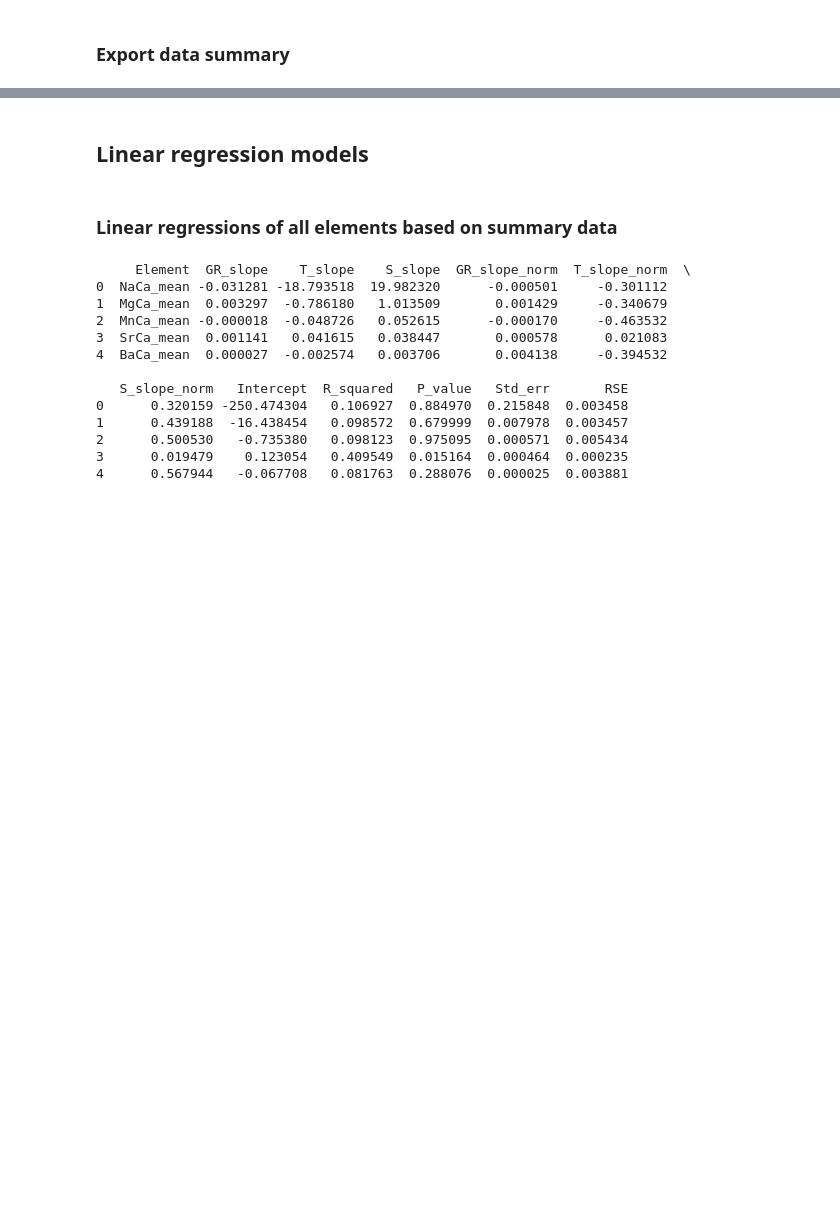
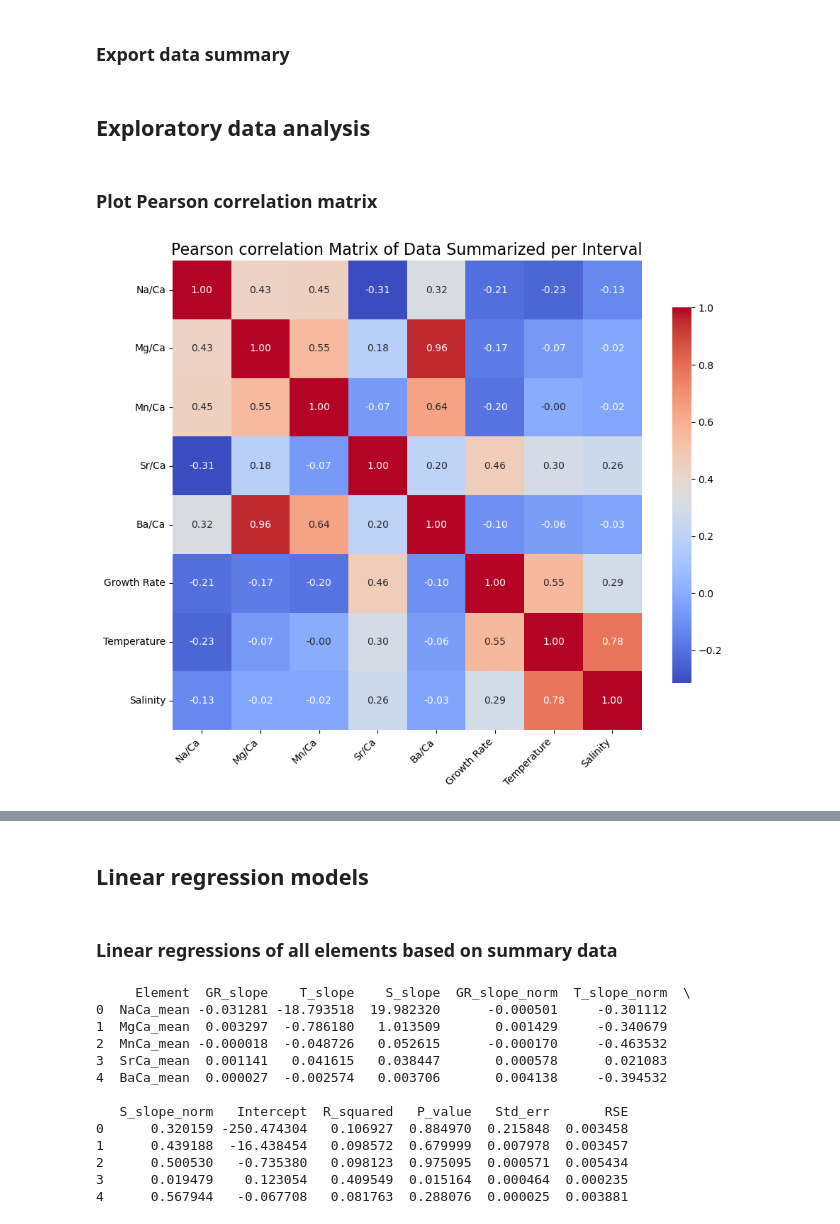
Before and after one commit to nielsjdewinter/Cleanalyze_python, a Jupyter notebook: Regress_plot_TE_env_growth.ipynb, the cells around one changed output, grey strips where cells are left out. Drawn from its saved outputs; the diff is of its cells as text; code cells hidden in the pictures; blank space fills up the shorter version.

Commit message:
Expanded data exploration and regression analysis for TE spike recognition and environmental factors manuscript

```diff
--- a/Regress_plot_TE_env_growth.ipynb
+++ b/Regress_plot_TE_env_growth.ipynb
@@ -182,10 +183,11 @@ data_summary = all_data.groupby(['specimen', 'peak']).agg(
     BaCa_mean=('138Ba/43Ca', 'mean'),
     BaCa_sd=('138Ba/43Ca', 'std'),
     growth_mean=('interval_growth_rate_centered', 'mean'),
+    growth_sd=('interval_growth_rate_centered', 'std'),
     T_mean=('T', 'mean'),
     T_sd=('T', 'std'),
     S_mean=('S', 'mean'),
-    S_std=('S', 'std'),
+    S_sd=('S', 'std'),
     N=('23Na/43Ca', 'count')
 ).reset_index()
 
@@ -202,3 +204,53 @@ data_summary.head()
 ### Export data summary
 # %%
 data_summary.to_csv("All_data_summary.csv", index=False)
+# %% [markdown]
+## Exploratory data analysis
+# %% [markdown]
+### Plot Pearson correlation matrix
+# %%
+# Plot correlation matrix for data_summary
+# Mapping actual column names → display names
+predictor_display_names = {
+    'T_mean': 'Temperature',
+    'S_mean': 'Salinity',
+    'growth_mean': 'Growth Rate'
+}
+
+response_display_names = {
+    'NaCa_mean': 'Na/Ca',
+    'MgCa_mean': 'Mg/Ca',
+    'MnCa_mean': 'Mn/Ca',
+    'SrCa_mean': 'Sr/Ca',
+    'BaCa_mean': 'Ba/Ca'
+}
+
+# Combine all display name mappings
+all_display_names = {**predictor_display_names, **response_display_names}
+
+# Isolate the relevant columns for the correlation matrix
+correlation_columns = [
+    'NaCa_mean',
+    'MgCa_mean',
+    'MnCa_mean',
+    'SrCa_mean',
+    'BaCa_mean',
+    'growth_mean',
+    'T_mean',
+    'S_mean',
+]
+data_summary_trim = data_summary[correlation_columns]
+
+# Compute correlation and apply renamed labels
+corr = data_summary_trim.corr()
+corr.rename(index=all_display_names, columns=all_display_names, inplace=True)
+
+plt.figure(figsize=(10, 8))
+sns.heatmap(corr, annot=True, fmt=".2f", cmap='coolwarm', square=True, cbar_kws={"shrink": .8})
+plt.title('Pearson correlation Matrix of Data Summarized per Interval', fontsize=16)
+plt.xticks(rotation=45, ha='right')
+plt.yticks(rotation=0)
+plt.tight_layout()
+plt.show()
+# %% [output]
+[figure, added]
```
Also changed, not shown: parts of 15 cells of this notebook, 1 other file.
